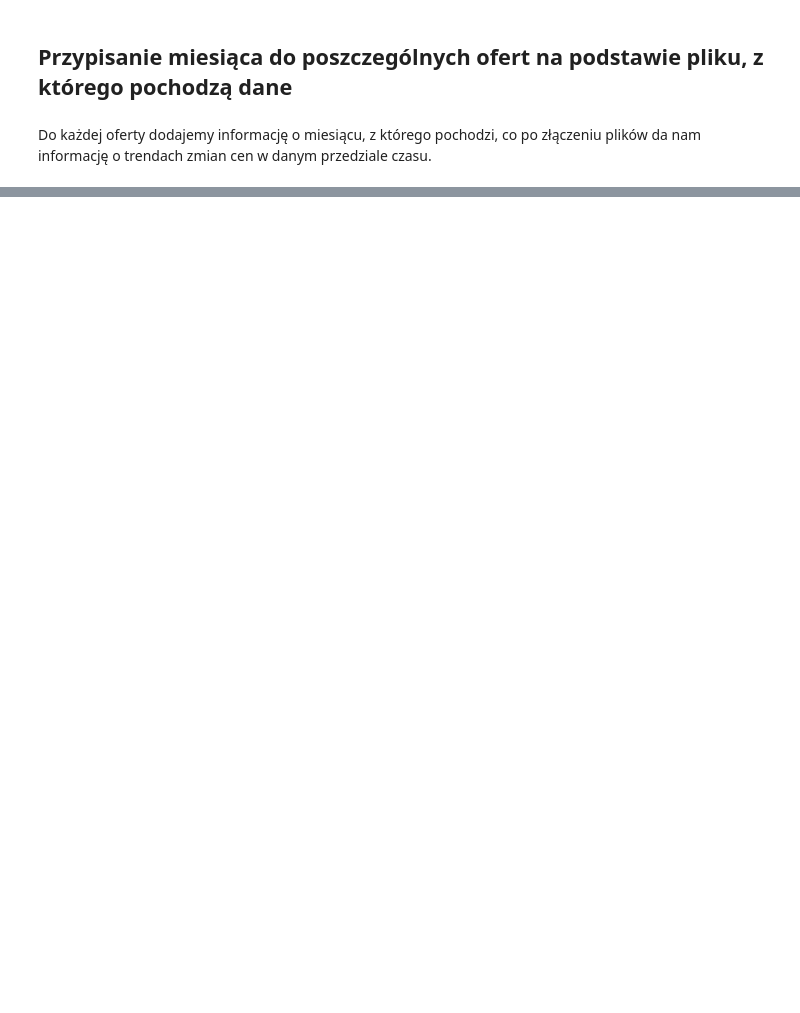
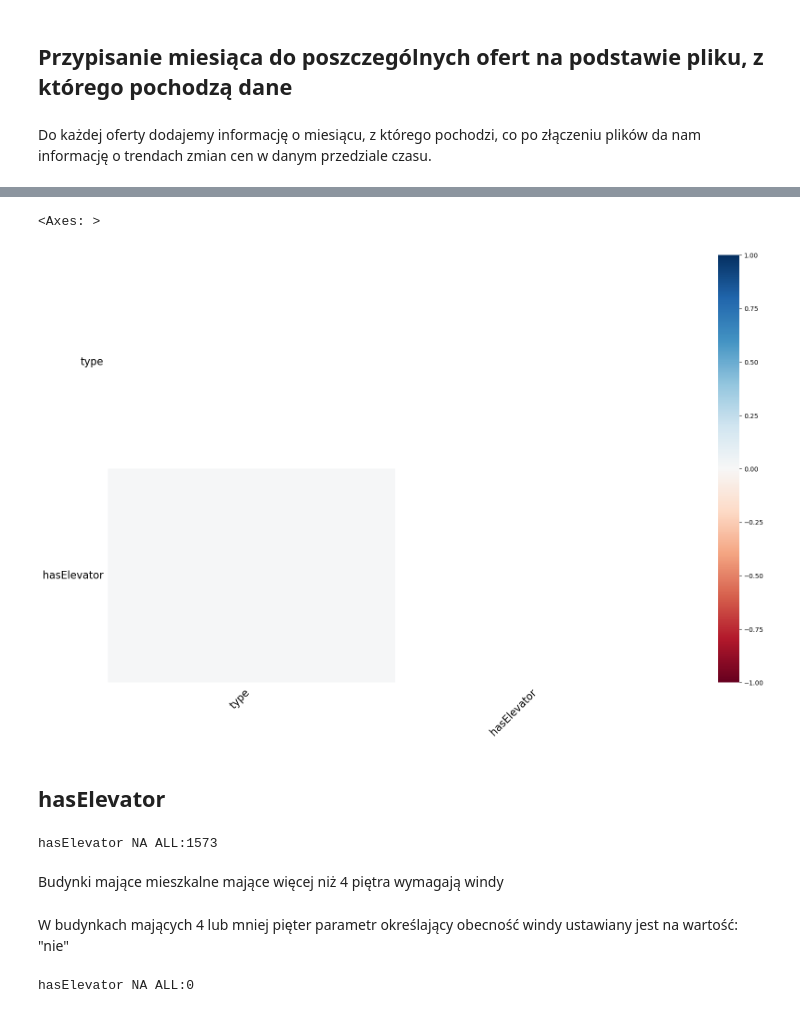
Before and after one commit to Roger1121/FlatAI, a Jupyter notebook: DataProcessing.ipynb, the cells around one changed output, grey strips where cells are left out. Drawn from its saved outputs; the diff is of its cells as text; code cells hidden in the pictures; blank space fills up the shorter version.

Commit message:
fillna: hasElevator, floorCount; one-hot: city

```diff
--- a/DataProcessing.ipynb
+++ b/DataProcessing.ipynb
@@ -173,0 +176,4 @@ dtype: int64
+# %%
+data_AUG.fillna(data_AUG.median(numeric_only=True), inplace=True)
+data_SEP.fillna(data_SEP.median(numeric_only=True), inplace=True)
+data_OCT.fillna(data_OCT.median(numeric_only=True), inplace=True)
@@ -177,0 +225,13 @@ dtype: int64
+# %%
+msno.heatmap(data_ALL)
+# %% [output]
+<Axes: >
+[figure, added]
+# %% [markdown]
+## hasElevator
+# %%
+print("hasElevator NA ALL:" + str(data_ALL["hasElevator"].isna().sum()))
+# %% [output]
+hasElevator NA ALL:1573
+# %% [markdown]
+Budynki mające mieszkalne mające więcej niż 4 piętra wymagają windy
@@ -177,0 +242,2 @@ dtype: int64
+# %% [markdown]
+W budynkach mających 4 lub mniej pięter parametr określający obecność windy ustawiany jest na wartość: "nie"
@@ -177,0 +248,4 @@ dtype: int64
+# %%
+print("hasElevator NA ALL:" + str(data_ALL["hasElevator"].isna().sum()))
+# %% [output]
+hasElevator NA ALL:0
```
Also changed, not shown: parts of 29 cells of this notebook.
